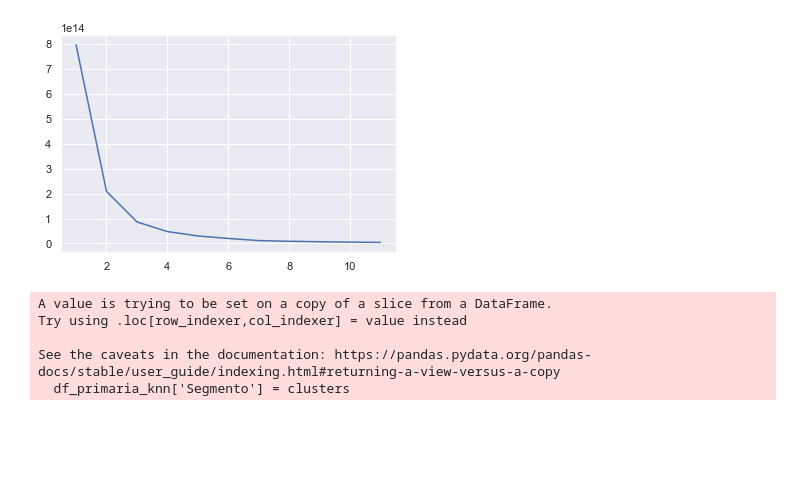
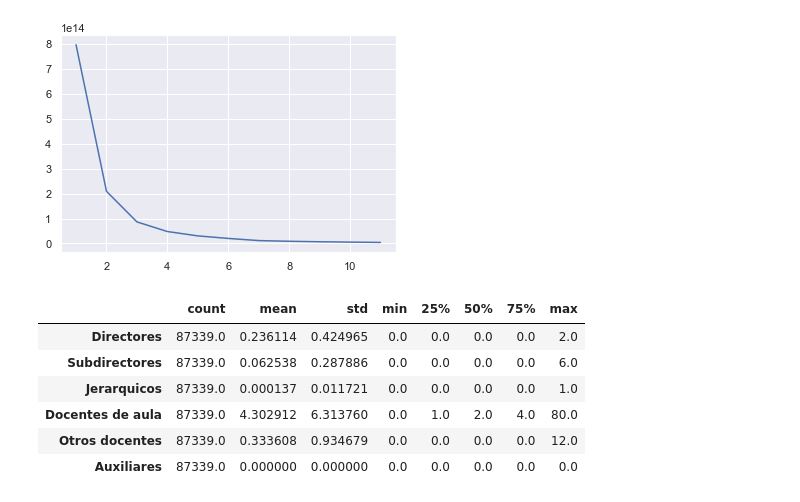
Before and after one commit to hugoferquiroz/AITeacherAllocation, a Jupyter notebook: Scripts/2-2 clusters.ipynb, the cells around one changed output. Saved outputs shown, nothing was run; the diff lists cells and outputs as text; code cells hidden in the pictures; blank space fills up the shorter version.

Commit message:
Update 2-2 clusters.ipynb
build columns to descriptive

```diff
--- a/Scripts/2-2 clusters.ipynb
+++ b/Scripts/2-2 clusters.ipynb
@@ -115,3 +114,15 @@ df_primaria.fillna(0,inplace=True)
+# %%
+# Labor force
+df_primaria['Directores'] = df_primaria['dir_n'] + df_primaria['dir_c']
+df_primaria['Subdirectores'] = df_primaria['sub_dir_n'] + df_primaria['sub_dir_c']
+df_primaria['Jerarquicos'] = df_primaria['jer_n'] + df_primaria['jer_c']
+df_primaria['Docentes de aula'] = df_primaria['doc_aula_n'] + df_primaria['doc_aula_c']
+df_primaria['Otros docentes'] = df_primaria['otro_doc_n'] + df_primaria['otro_doc_c']
+df_primaria['Auxiliares'] = df_primaria['aux_n'] + df_primaria['aux_c']
+personal = ['Directores','Subdirectores','Jerarquicos','Docentes de aula','Otros docentes','Auxiliares']
+# %%
+# Enrollment
+df_primaria['enrrolment'] =
 # %% [markdown]
 ### Finding optimal clusters
 # %%
@@ -141,9 +152,3 @@ kmeans.fit(df_primaria_knn)
 clusters = kmeans.predict(df_primaria_knn)
 # %%
 df_primaria_knn['Segmento'] = clusters
-# %% [output]
-A value is trying to be set on a copy of a slice from a DataFrame.
-Try using .loc[row_indexer,col_indexer] = value instead
-
-See the caveats in the documentation: https://pandas.pydata.org/pandas-docs/stable/user_guide/indexing.html#returning-a-view-versus-a-copy
-  df_primaria_knn['Segmento'] = clusters
@@ -156,0 +155,22 @@ df_primaria = df_primaria.drop(columns=['Unnamed: 0.1','usuario_minedu','bolsa_n
+# %%
+# Caraterizar los clusters
+
+df_primaria_knn['Directores'] = df_primaria_knn['dir_n'] + df_primaria_knn['dir_c']
+df_primaria_knn['Subdirectores'] = df_primaria_knn['sub_dir_n'] + df_primaria_knn['sub_dir_c']
+df_primaria_knn['Jerarquicos'] = df_primaria_knn['jer_n'] + df_primaria_knn['jer_c']
+df_primaria_knn['Docentes de aula'] = df_primaria_knn['doc_aula_n'] + df_primaria_knn['doc_aula_c']
+df_primaria_knn['Otros docentes'] = df_primaria_knn['otro_doc_n'] + df_primaria_knn['otro_doc_c']
+df_primaria_knn['Auxiliares'] = df_primaria_knn['aux_n'] + df_primaria_knn['aux_c']
+
+
+personal = ['Directores','Subdirectores','Jerarquicos','Docentes de aula','Otros docentes','Auxiliares']
+# %%
+df_primaria_knn[personal].describe().transpose()
+# %% [output]
+|  | count | mean | std | min | 25% | 50% | 75% | max |
+| Directores | 87339.0 | 0.236114 | 0.424965 | 0.0 | 0.0 | 0.0 | 0.0 | 2.0 |
+| Subdirectores | 87339.0 | 0.062538 | 0.287886 | 0.0 | 0.0 | 0.0 | 0.0 | 6.0 |
+| Jerarquicos | 87339.0 | 0.000137 | 0.011721 | 0.0 | 0.0 | 0.0 | 0.0 | 1.0 |
+| Docentes de aula | 87339.0 | 4.302912 | 6.313760 | 0.0 | 1.0 | 2.0 | 4.0 | 80.0 |
+| Otros docentes | 87339.0 | 0.333608 | 0.934679 | 0.0 | 0.0 | 0.0 | 0.0 | 12.0 |
+| Auxiliares | 87339.0 | 0.000000 | 0.000000 | 0.0 | 0.0 | 0.0 | 0.0 | 0.0 |
```
Also changed, not shown: parts of 6 cells of this notebook.
